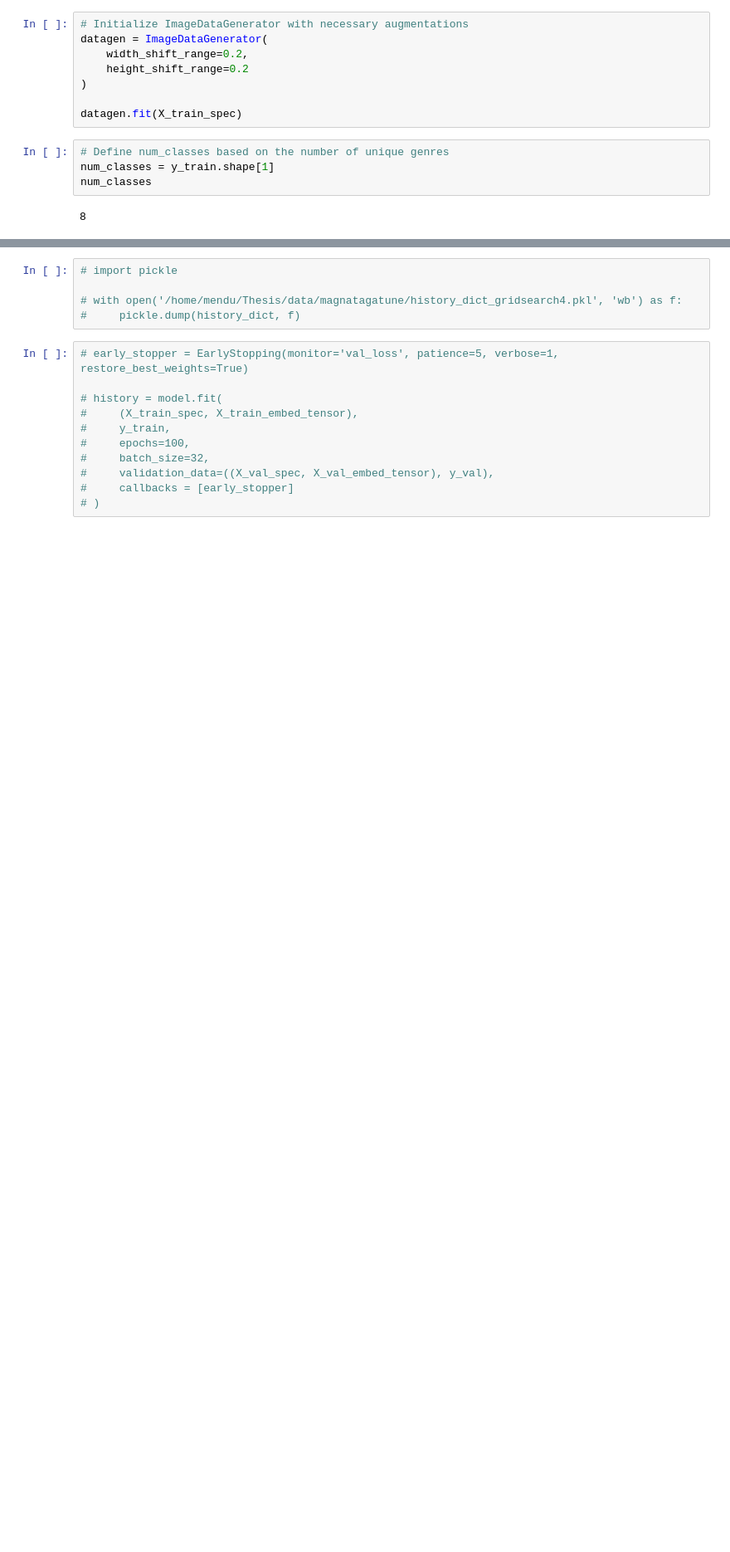
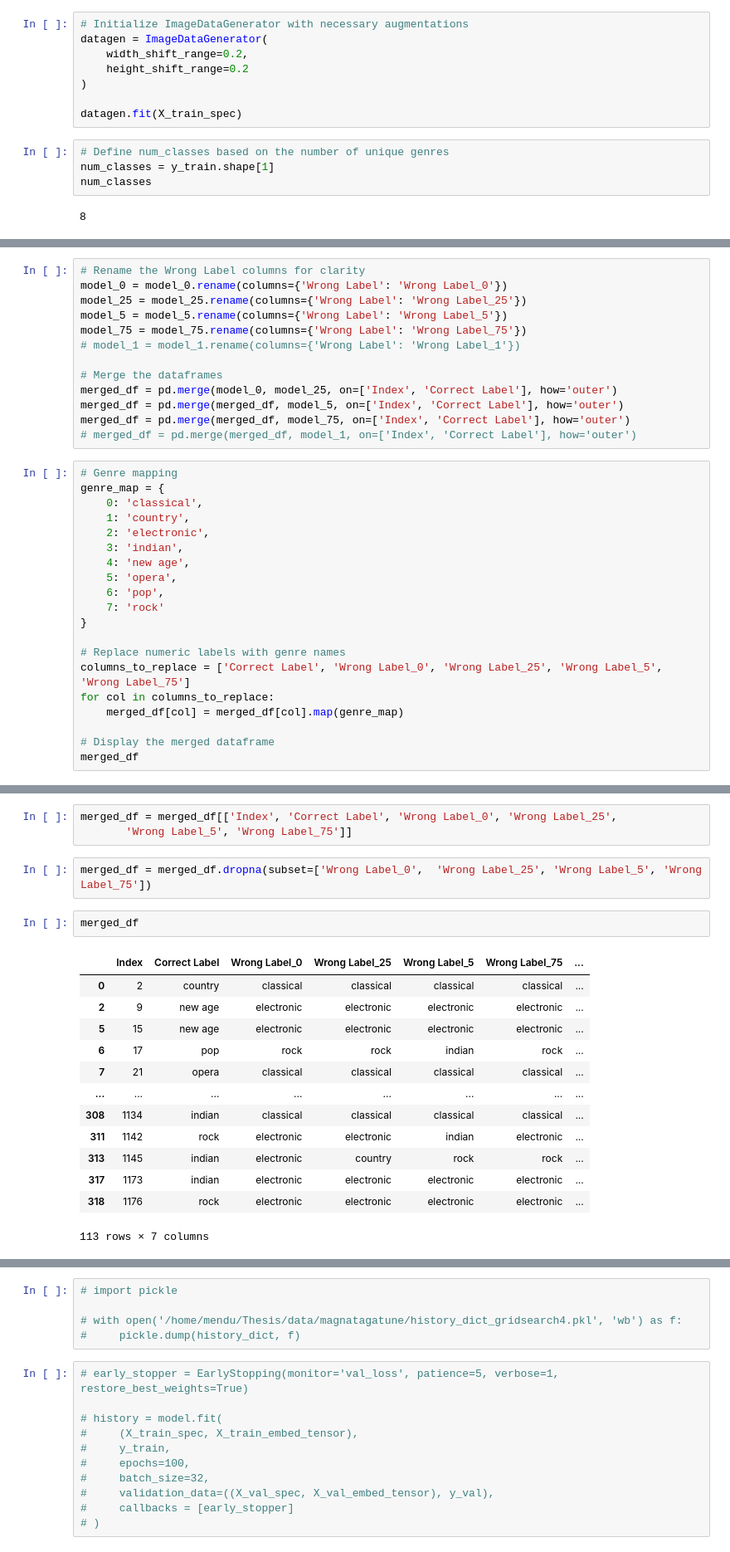
Before and after one commit to menduv/Thesis, a Jupyter notebook: experiments/CNN_magni_w_latentregularisation_gridserach_128.ipynb, the cells around one changed output, grey strips where cells are left out. Shown: that part at 83% size. Saved outputs shown, nothing was run; the diff lists cells and outputs as text; blank space fills up the shorter version.

```diff
--- a/experiments/CNN_magni_w_latentregularisation_gridserach_128.ipynb
+++ b/experiments/CNN_magni_w_latentregularisation_gridserach_128.ipynb
@@ -583,0 +650,33 @@ pd.DataFrame(results_dict)
+# %%
+# Rename the Wrong Label columns for clarity
+model_0 = model_0.rename(columns={'Wrong Label': 'Wrong Label_0'})
+model_25 = model_25.rename(columns={'Wrong Label': 'Wrong Label_25'})
+model_5 = model_5.rename(columns={'Wrong Label': 'Wrong Label_5'})
+model_75 = model_75.rename(columns={'Wrong Label': 'Wrong Label_75'})
+# model_1 = model_1.rename(columns={'Wrong Label': 'Wrong Label_1'})
+
+# Merge the dataframes
+merged_df = pd.merge(model_0, model_25, on=['Index', 'Correct Label'], how='outer')
+merged_df = pd.merge(merged_df, model_5, on=['Index', 'Correct Label'], how='outer')
+merged_df = pd.merge(merged_df, model_75, on=['Index', 'Correct Label'], how='outer')
+# merged_df = pd.merge(merged_df, model_1, on=['Index', 'Correct Label'], how='outer')
+# %%
+# Genre mapping
+genre_map = {
+    0: 'classical',
+    1: 'country',
+    2: 'electronic',
+    3: 'indian',
+    4: 'new age',
+    5: 'opera',
+    6: 'pop',
+    7: 'rock'
+}
+
+# Replace numeric labels with genre names
+columns_to_replace = ['Correct Label', 'Wrong Label_0', 'Wrong Label_25', 'Wrong Label_5', 'Wrong Label_75']
+for col in columns_to_replace:
+    merged_df[col] = merged_df[col].map(genre_map)
+
+# Display the merged dataframe
+merged_df
@@ -583,0 +703,21 @@ pd.DataFrame(results_dict)
+# %%
+merged_df = merged_df[['Index', 'Correct Label', 'Wrong Label_0', 'Wrong Label_25',
+       'Wrong Label_5', 'Wrong Label_75']]
+# %%
+merged_df = merged_df.dropna(subset=['Wrong Label_0',  'Wrong Label_25', 'Wrong Label_5', 'Wrong Label_75'])
+# %%
+merged_df
+# %% [output]
+|  | Index | Correct Label | Wrong Label_0 | Wrong Label_25 | Wrong Label_5 | Wrong Label_75 | ... |
+| 0 | 2 | country | classical | classical | classical | classical | ... |
+| 2 | 9 | new age | electronic | electronic | electronic | electronic | ... |
+| 5 | 15 | new age | electronic | electronic | electronic | electronic | ... |
+| 6 | 17 | pop | rock | rock | indian | rock | ... |
+| 7 | 21 | opera | classical | classical | classical | classical | ... |
+| ... | ... | ... | ... | ... | ... | ... | ... |
+| 308 | 1134 | indian | classical | classical | classical | classical | ... |
+| 311 | 1142 | rock | electronic | electronic | indian | electronic | ... |
+| 313 | 1145 | indian | electronic | country | rock | rock | ... |
+| 317 | 1173 | indian | electronic | electronic | electronic | electronic | ... |
+| 318 | 1176 | rock | electronic | electronic | electronic | electronic | ... |
+113 rows × 7 columns
```
Also changed, not shown: parts of 22 cells of this notebook, 3 other files.
